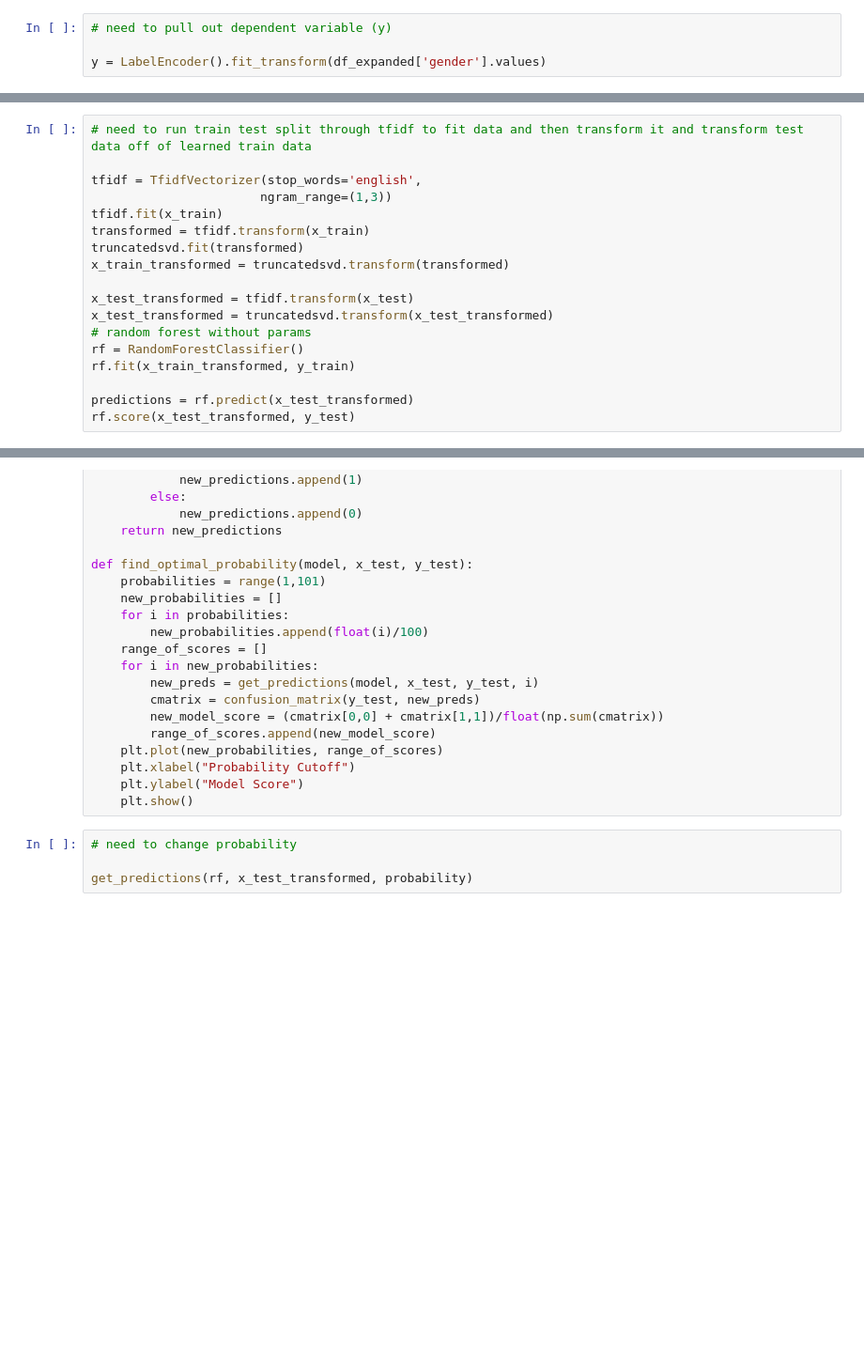
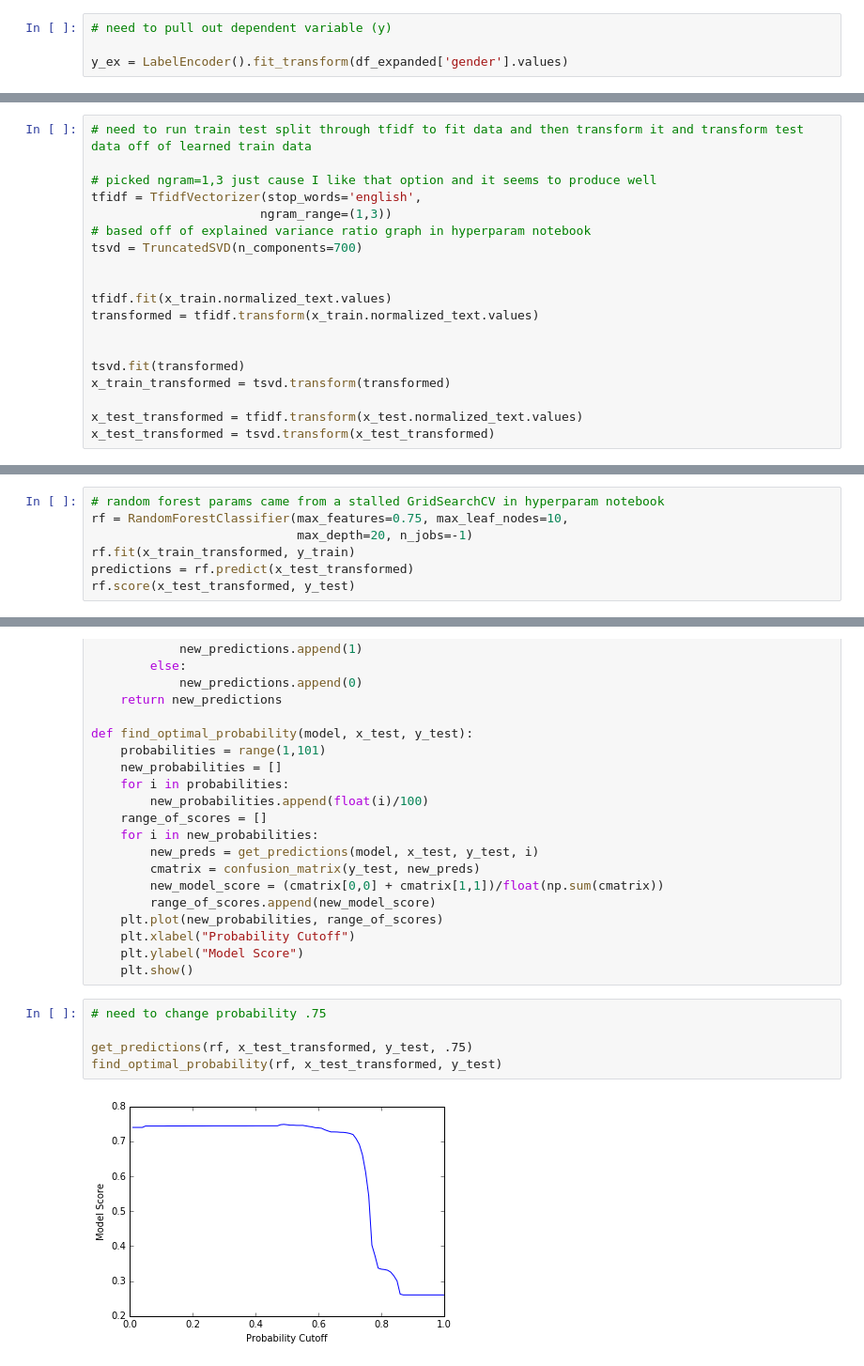
Before and after one commit to jillianhade/capstone_project, a Jupyter notebook: modeling_simpsons.ipynb, the cells around one changed output, grey strips where cells are left out. Shown at 94% size. Saved outputs shown, nothing was run; the diff lists cells and outputs as text; blank space fills up the shorter version.

Commit message:
added rf model and changing probability

```diff
--- a/modeling_simpsons.ipynb
+++ b/modeling_simpsons.ipynb
@@ -63,7 +99,7 @@ y = LabelEncoder().fit_transform(df_reduced['gender'].values)
 # %%
 # need to pull out dependent variable (y)
 
-y = LabelEncoder().fit_transform(df_expanded['gender'].values)
+y_ex = LabelEncoder().fit_transform(df_expanded['gender'].values)
 # %%
 # set up train test split
 # do on reduced first then go back to expanded if time
@@ -79,18 +120,19 @@ print y_test.shape
 # %%
 # need to run train test split through tfidf to fit data and then transform it and transform test data off of learned train data
 
+# picked ngram=1,3 just cause I like that option and it seems to produce well
 tfidf = TfidfVectorizer(stop_words='english',
                        ngram_range=(1,3))
-tfidf.fit(x_train)
-transformed = tfidf.transform(x_train)
-truncatedsvd.fit(transformed)
-x_train_transformed = truncatedsvd.transform(transformed)
+# based off of explained variance ratio graph in hyperparam notebook
+tsvd = TruncatedSVD(n_components=700)
 
-x_test_transformed = tfidf.transform(x_test)
-x_test_transformed = truncatedsvd.transform(x_test_transformed)
-# random forest without params
-rf = RandomForestClassifier()
-rf.fit(x_train_transformed, y_train)
 
-predictions = rf.predict(x_test_transformed)
-rf.score(x_test_transformed, y_test)
+tfidf.fit(x_train.normalized_text.values)
+transformed = tfidf.transform(x_train.normalized_text.values)
+
+
+tsvd.fit(transformed)
+x_train_transformed = tsvd.transform(transformed)
+
+x_test_transformed = tfidf.transform(x_test.normalized_text.values)
+x_test_transformed = tsvd.transform(x_test_transformed)
@@ -96,0 +149,7 @@ rf.score(x_test_transformed, y_test)
+# %%
+# random forest params came from a stalled GridSearchCV in hyperparam notebook
+rf = RandomForestClassifier(max_features=0.75, max_leaf_nodes=10,
+                            max_depth=20, n_jobs=-1)
+rf.fit(x_train_transformed, y_train)
+predictions = rf.predict(x_test_transformed)
+rf.score(x_test_transformed, y_test)
@@ -162,6 +241,9 @@ def find_optimal_probability(model, x_test, y_test):
     plt.ylabel("Model Score")
     plt.show()
 # %%
-# need to change probability
+# need to change probability .75
 
-get_predictions(rf, x_test_transformed, probability)
+get_predictions(rf, x_test_transformed, y_test, .75)
+find_optimal_probability(rf, x_test_transformed, y_test)
+# %% [output]
+[figure, added]
```
Also changed, not shown: parts of 20 cells of this notebook.
